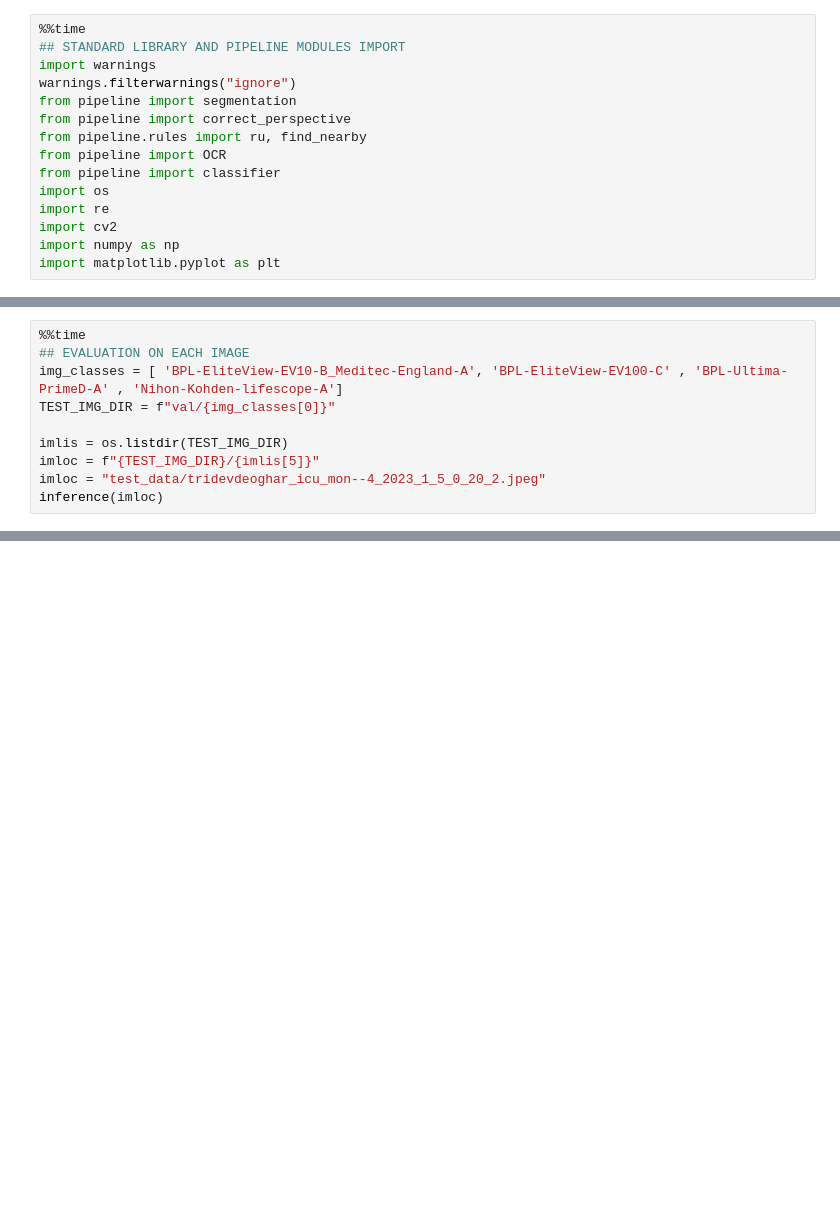
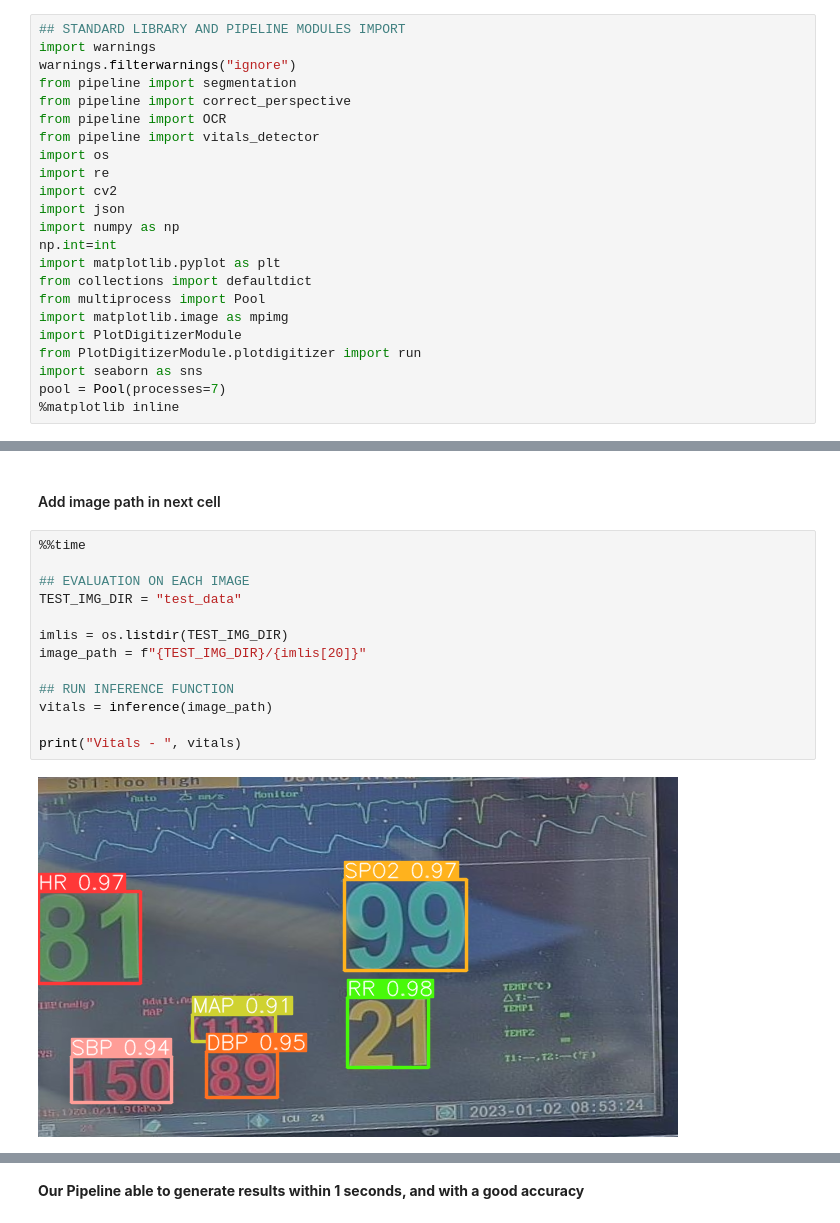
Before and after one commit to COPS-IITBHU/Vital-Extraction-Challenge, a Jupyter notebook: Submission.ipynb, the cells around one changed output, grey strips where cells are left out. Cells and saved outputs as stored; diff of their text form; blank space fills up the shorter version.

Commit message:
added complete pipeline with gradio visualisation

```diff
--- a/Submission.ipynb
+++ b/Submission.ipynb
@@ -1,15 +21,23 @@
 # %%
-%%time
 ## STANDARD LIBRARY AND PIPELINE MODULES IMPORT
 import warnings
 warnings.filterwarnings("ignore")
 from pipeline import segmentation
 from pipeline import correct_perspective
-from pipeline.rules import ru, find_nearby
 from pipeline import OCR
-from pipeline import classifier
+from pipeline import vitals_detector
 import os
 import re
 import cv2
+import json
 import numpy as np
+np.int=int
 import matplotlib.pyplot as plt
+from collections import defaultdict
+from multiprocess import Pool
+import matplotlib.image as mpimg
+import PlotDigitizerModule
+from PlotDigitizerModule.plotdigitizer import run
+import seaborn as sns
+pool = Pool(processes=7)
+%matplotlib inline
@@ -129,11 +198,17 @@ def inference(image_path):
+# %% [markdown]
+#### Add image path in next cell
 # %%
 %%time
+
 ## EVALUATION ON EACH IMAGE
-img_classes = [ 'BPL-EliteView-EV10-B_Meditec-England-A', 'BPL-EliteView-EV100-C' , 'BPL-Ultima-PrimeD-A' , 'Nihon-Kohden-lifescope-A']
-TEST_IMG_DIR = f"val/{img_classes[0]}"
+TEST_IMG_DIR = "test_data"
 
 imlis = os.listdir(TEST_IMG_DIR)
-imloc = f"{TEST_IMG_DIR}/{imlis[5]}"
-imloc = "test_data/tridevdeoghar_icu_mon--4_2023_1_5_0_20_2.jpeg"
-inference(imloc)
+image_path = f"{TEST_IMG_DIR}/{imlis[20]}"
+
+## RUN INFERENCE FUNCTION
+vitals = inference(image_path)
+
+print("Vitals - ", vitals)
 # %% [output]
+[figure, added]
@@ -145,0 +218,2 @@ Wall time: 1.04 s
+# %% [markdown]
+**Our Pipeline able to generate results within 1 seconds, and with a good accuracy**
```
Also changed, not shown: parts of 12 cells of this notebook, 16 other files.
